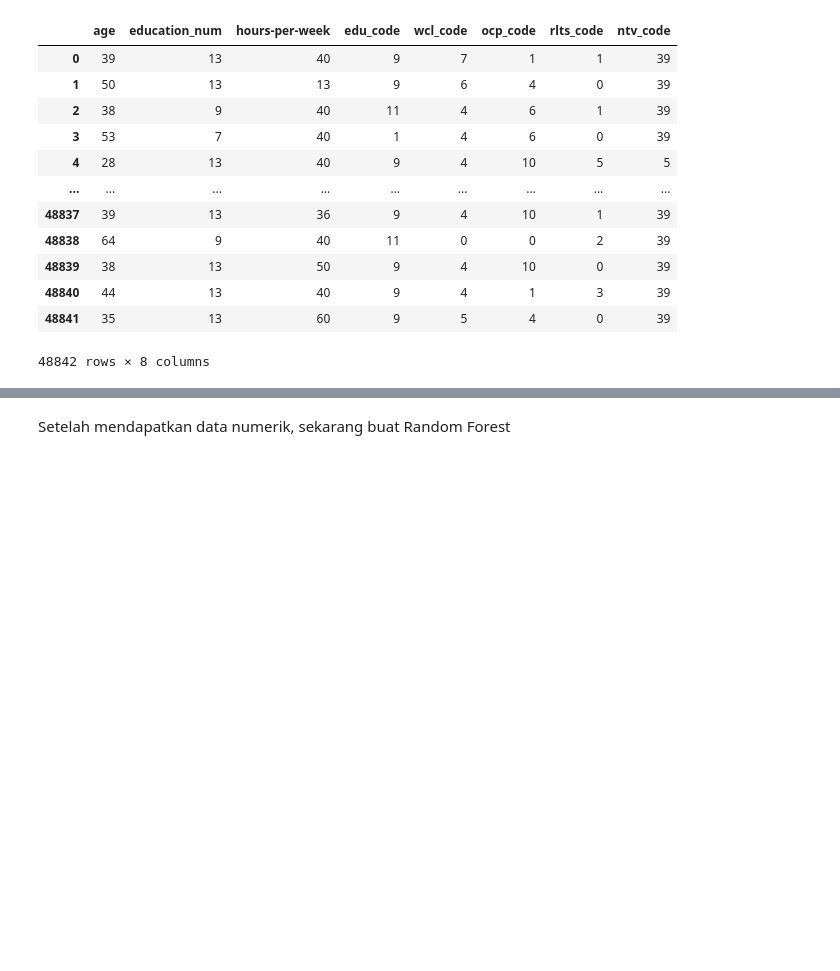
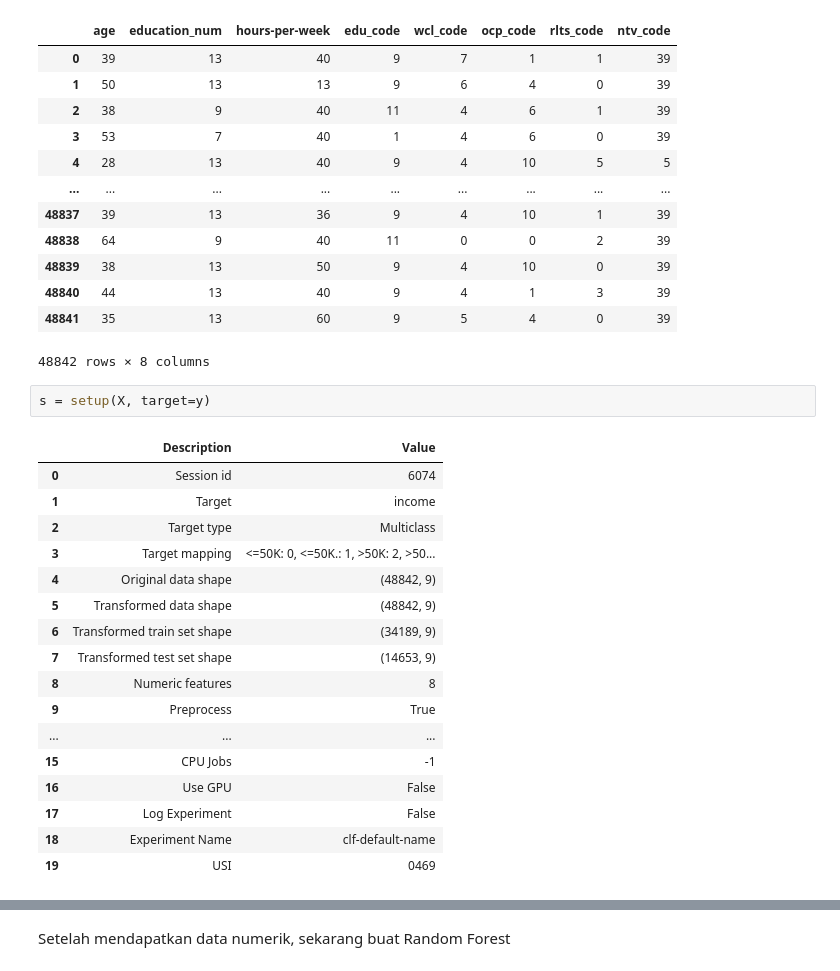
Before and after one commit to LvnnnX/Data-Science-Project, a Jupyter notebook: ML_RF.ipynb, the cells around one changed output, grey strips where cells are left out. Saved outputs shown, nothing was run; the diff lists cells and outputs as text; blank space fills up the shorter version.

```diff
--- a/ML_RF.ipynb
+++ b/ML_RF.ipynb
@@ -209,3 +214,23 @@ X
 | 48840 | 44 | 13 | 40 | 9 | 4 | 1 | 3 | 39 |
 | 48841 | 35 | 13 | 60 | 9 | 5 | 4 | 0 | 39 |
 48842 rows × 8 columns
+# %%
+s = setup(X, target=y)
+# %% [output]
+|  | Description | Value |
+| 0 | Session id | 6074 |
+| 1 | Target | income |
+| 2 | Target type | Multiclass |
+| 3 | Target mapping | <=50K: 0, <=50K.: 1, >50K: 2, >50... |
+| 4 | Original data shape | (48842, 9) |
+| 5 | Transformed data shape | (48842, 9) |
+| 6 | Transformed train set shape | (34189, 9) |
+| 7 | Transformed test set shape | (14653, 9) |
+| 8 | Numeric features | 8 |
+| 9 | Preprocess | True |
+| ... | ... | ... |
+| 15 | CPU Jobs | -1 |
+| 16 | Use GPU | False |
+| 17 | Log Experiment | False |
+| 18 | Experiment Name | clf-default-name |
+| 19 | USI | 0469 |
```
Also changed, not shown: parts of 5 cells of this notebook, 33 other files.
